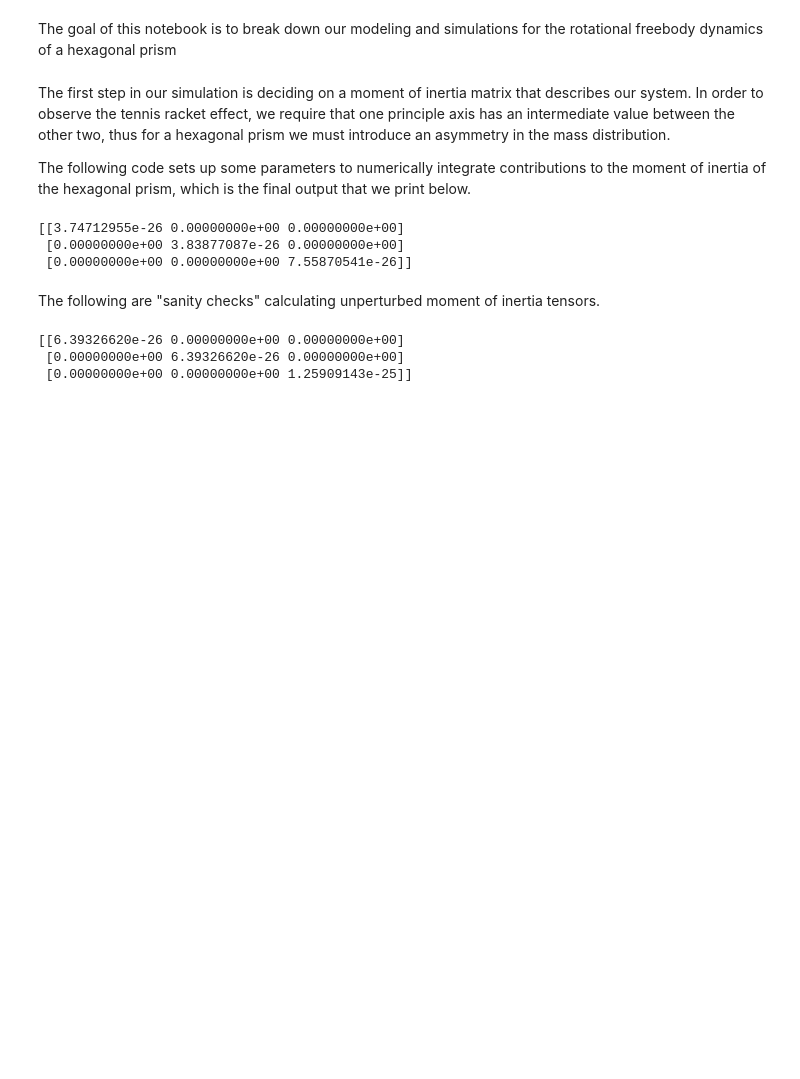
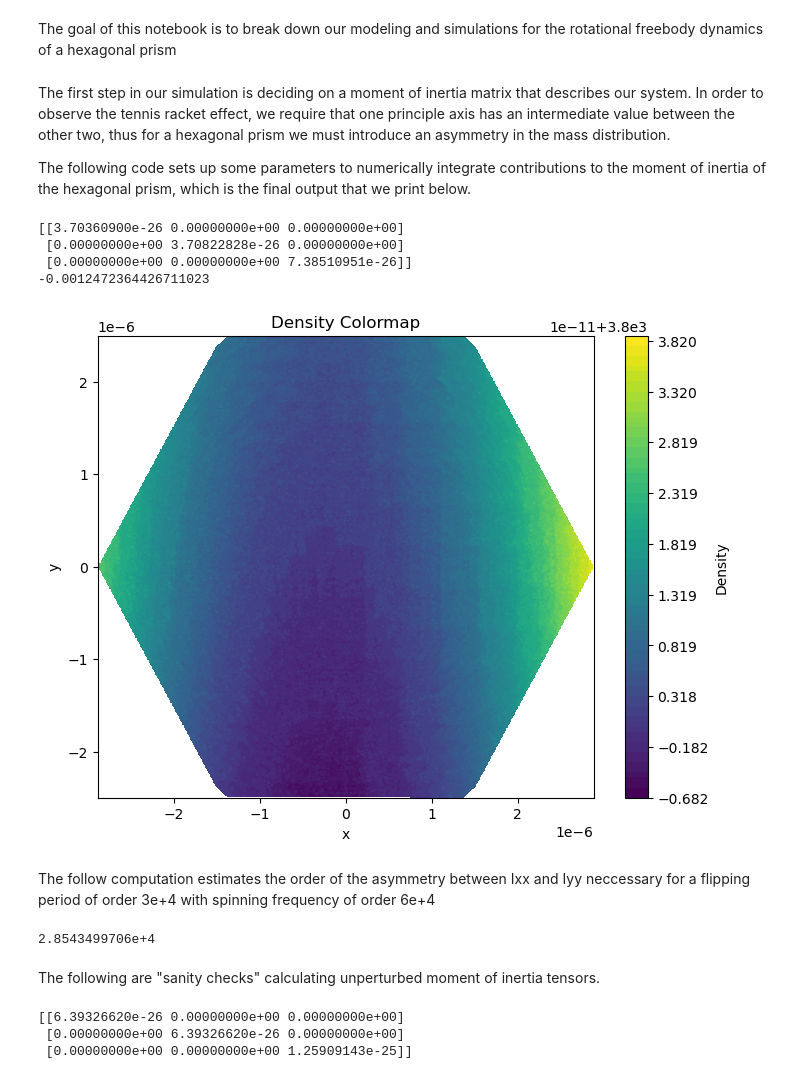
Before and after one commit to MaxWroblewski/Hexagon-Simulation, a Jupyter notebook: HexSim/example_notebook.ipynb, the cells around one changed output. Saved outputs shown, nothing was run; the diff lists cells and outputs as text; code cells hidden in the pictures; blank space fills up the shorter version.

```diff
--- a/HexSim/example_notebook.ipynb
+++ b/HexSim/example_notebook.ipynb
@@ -14,23 +14,63 @@ The following code sets up some parameters to numerically integrate contribution
 # %%
 # Parameters
 a = 2.5e-6  # Side length of the hexagon
 l = 0.27e-6  # Thickness of the prism
 rho_0 = 3800  # Uniform density
 n_theta = 100  # Angular resolution
 n_r = 100  # Radial resolution
 n_z = 50  # Z resolution
 
-#Define a function for the mass distribution
+# Define a function for the mass distribution
 def rho(x, y):
-    return rho_0 * (1 + 0.5 * x + 0.5 * y + 1e10 * x ** 2)
+    return rho_0 * (1 + 5e-10 * x + 5e-10 * y + 1e-3 * x ** 2)
+
+def rho_uniform(x,y):
+    return rho_0
 
 prism = Hexagonal_Prism(a, rho, l, rho_0, n_theta, n_r, n_z) #Initialize moment of inertia calculation
 matrix, _, __, ___ = prism.form_matrix() #Output moment of inertia matrix
 print(matrix)
+print((matrix[0][0] - matrix[1][1])/matrix[0][0])
+prism.density_colormap()
 # %% [output]
-[[3.74712955e-26 0.00000000e+00 0.00000000e+00]
- [0.00000000e+00 3.83877087e-26 0.00000000e+00]
- [0.00000000e+00 0.00000000e+00 7.55870541e-26]]
+[[3.70360900e-26 0.00000000e+00 0.00000000e+00]
+ [0.00000000e+00 3.70822828e-26 0.00000000e+00]
+ [0.00000000e+00 0.00000000e+00 7.38510951e-26]]
+-0.0012472364426711023
+[figure, added]
+# %% [markdown]
+The follow computation estimates the order of the asymmetry between Ixx and Iyy neccessary for a flipping period of order 3e+4 with spinning frequency of order 6e+4
+# %%
+import numpy as np
+from decimal import Decimal, getcontext
+
+getcontext().prec = 100  # Extremely high precision
+
+# Convert the matrix to Decimal
+matrix = np.array([
+    [Decimal('3.70360900e-26'), Decimal('0'), Decimal('0')],
+    [Decimal('0'), Decimal('3.7036090000000001e-26'), Decimal('0')],
+    [Decimal('0'), Decimal('0'), Decimal('7.38510951e-26')]
+])
+
+w0 = Decimal('60000')
+pi = Decimal(np.pi)  # Ensure all constants are Decimal
+
+epsilon = Decimal('1e-100')  # Add a safeguard threshold
+
+numerator = matrix[0][0] * matrix[2][2]
+denominator = (
+    (matrix[1][1] - matrix[0][0]) * (matrix[2][2] - matrix[1][1])
+)
+
+# Add epsilon to the denominator to prevent divide-by-zero
+denominator = denominator if abs(denominator) > epsilon else epsilon
+
+T = (2 * pi / w0) * (numerator / abs(denominator)).sqrt()
+
+print(str("{:.10e}".format(T)))
+# %% [output]
+2.8543499706e+4
 # %% [markdown]
 The following are "sanity checks" calculating unperturbed moment of inertia tensors.
 # %%
```
Also changed, not shown: parts of 6 cells of this notebook, 3 other files.
